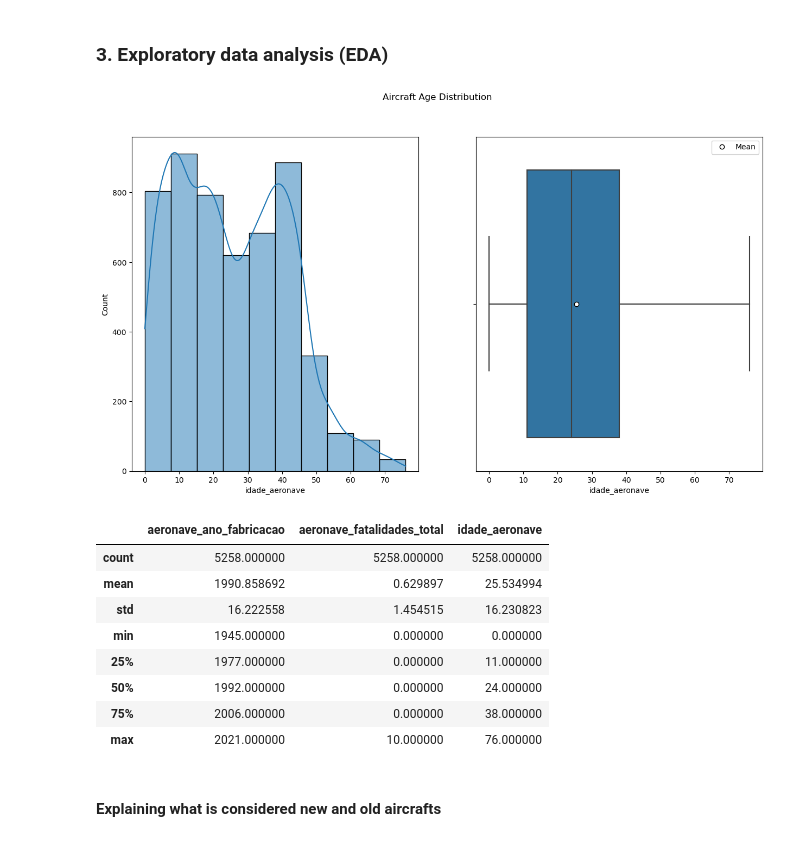
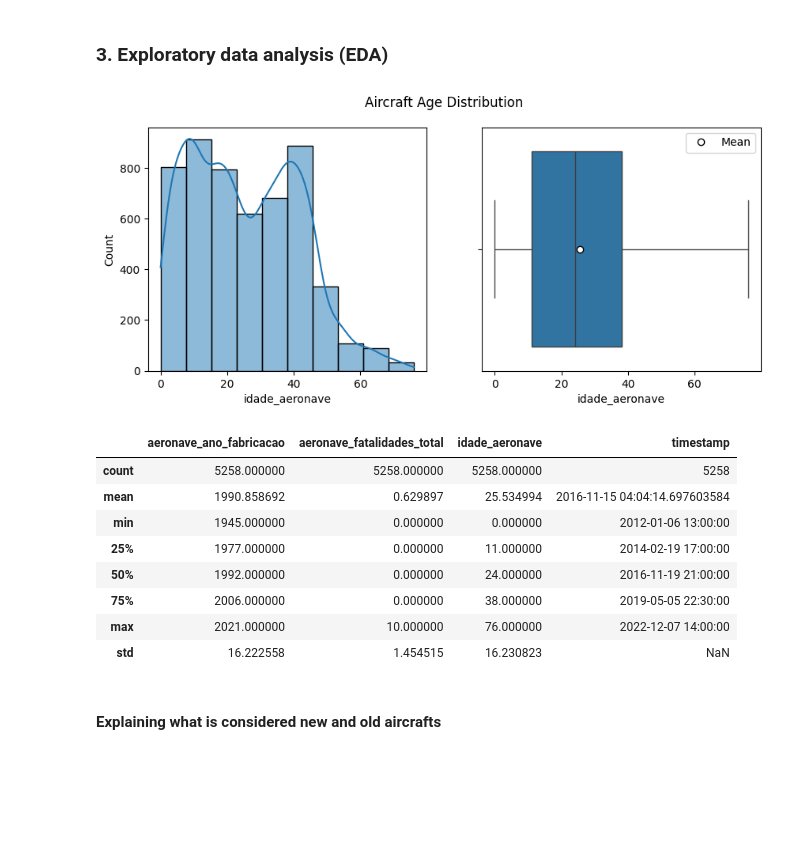
Before and after one commit to igor-diniz/MECD-Statistics, a Jupyter notebook: statistics_2_checkpoint.ipynb, the cells around one changed output. Saved outputs shown, nothing was run; the diff lists cells and outputs as text; code cells hidden in the pictures; blank space fills up the shorter version.

```diff
--- a/statistics_2_checkpoint.ipynb
+++ b/statistics_2_checkpoint.ipynb
@@ -179,10 +179,10 @@ def plot_t_student_distribution(t_scores, alpha, df, group_labels):
     # Show the plot
     plt.show()
 # %%
-df_ocorrencias = pd.read_csv('https://raw.githubusercontent.com/igor-diniz/MECD-Statistics/main/data/ocorrencia.csv', sep=';', error_bad_lines=False,  encoding='latin-1')
-df_tipo_ocorrencia = pd.read_csv('https://raw.githubusercontent.com/igor-diniz/MECD-Statistics/main/data/ocorrencia_tipo.csv', sep=';', error_bad_lines=False,  encoding='latin-1')
-df_aeronave = pd.read_csv('https://raw.githubusercontent.com/igor-diniz/MECD-Statistics/main/data/aeronave.csv', sep=';', error_bad_lines=False,  encoding='latin-1')
-df_fator = pd.read_csv('https://raw.githubusercontent.com/igor-diniz/MECD-Statistics/main/data/fator_contribuinte.csv', sep=';', error_bad_lines=False,  encoding='latin-1')
+df_ocorrencias = pd.read_csv('https://raw.githubusercontent.com/igor-diniz/MECD-Statistics/main/data/ocorrencia.csv', sep=';',  encoding='latin-1')
+df_tipo_ocorrencia = pd.read_csv('https://raw.githubusercontent.com/igor-diniz/MECD-Statistics/main/data/ocorrencia_tipo.csv', sep=';',  encoding='latin-1')
+df_aeronave = pd.read_csv('https://raw.githubusercontent.com/igor-diniz/MECD-Statistics/main/data/aeronave.csv', sep=';', encoding='latin-1')
+df_fator = pd.read_csv('https://raw.githubusercontent.com/igor-diniz/MECD-Statistics/main/data/fator_contribuinte.csv', sep=';',  encoding='latin-1')
 # %%
 df_ocorrencias.set_index('codigo_ocorrencia', inplace=True)
 df_tipo_ocorrencia.set_index('codigo_ocorrencia1', inplace=True)
@@ -239,7 +240,7 @@ dados = dados[dados['aeronave_nivel_dano'] != "***"]
 # %% [markdown]
 We also extended our dataset with data from the National Institute of Meteorology (INMET) to retrieve weather data during the occurrences, so that we could analyze how the wind may impact aircraft incidents.
 # %%
-dados['timestamp'] = pd.to_datetime(dados['ocorrencia_dia'] + ' ' + dados['ocorrencia_hora']).dt.floor('H')
+dados['timestamp'] = pd.to_datetime(dados['ocorrencia_dia'] + ' ' + dados['ocorrencia_hora'], format='%d/%m/%Y %H:%M:%S').dt.floor('H')
 # %%
 dados[["ocorrencia_longitude", "ocorrencia_latitude", "ocorrencia_dia", "ocorrencia_hora" , "timestamp"]]
 # %% [output]
@@ -325,31 +327,31 @@ df_weather
 # %% [markdown]
 ### 3. Exploratory data analysis (EDA)
 # %%
-fig, axs = plt.subplots(1,2, figsize=(15, 8))
+fig, axs = plt.subplots(1,2, figsize=(10, 4))
 sns.histplot(data=dados, x="idade_aeronave", kde=True, bins=10, ax=axs[0])
 sns.boxplot(data=dados, x="idade_aeronave", ax=axs[1],
             showmeans=True,
             meanprops={"marker": "o",
                        "markeredgecolor": "black",
                        "markersize": "6",
                        "markerfacecolor": "w"
                        }
             )
 plt.legend(handles=[plt.Line2D([0], [0], marker="o", color="w", markerfacecolor="w", markersize=6, markeredgecolor="black", label="Mean")])
 fig.suptitle("Aircraft Age Distribution")
 plt.show()
 # %% [output]
-[figure, old version]
+[figure, new version]
 # %%
 dados.describe()
 # %% [output]
-|  | aeronave_ano_fabricacao | aeronave_fatalidades_total | idade_aeronave |
-| count | 5258.000000 | 5258.000000 | 5258.000000 |
-| mean | 1990.858692 | 0.629897 | 25.534994 |
-| std | 16.222558 | 1.454515 | 16.230823 |
-| min | 1945.000000 | 0.000000 | 0.000000 |
-| 25% | 1977.000000 | 0.000000 | 11.000000 |
-| 50% | 1992.000000 | 0.000000 | 24.000000 |
-| 75% | 2006.000000 | 0.000000 | 38.000000 |
-| max | 2021.000000 | 10.000000 | 76.000000 |
+|  | aeronave_ano_fabricacao | aeronave_fatalidades_total | idade_aeronave | timestamp |
+| count | 5258.000000 | 5258.000000 | 5258.000000 | 5258 |
+| mean | 1990.858692 | 0.629897 | 25.534994 | 2016-11-15 04:04:14.697603584 |
+| min | 1945.000000 | 0.000000 | 0.000000 | 2012-01-06 13:00:00 |
+| 25% | 1977.000000 | 0.000000 | 11.000000 | 2014-02-19 17:00:00 |
+| 50% | 1992.000000 | 0.000000 | 24.000000 | 2016-11-19 21:00:00 |
+| 75% | 2006.000000 | 0.000000 | 38.000000 | 2019-05-05 22:30:00 |
+| max | 2021.000000 | 10.000000 | 76.000000 | 2022-12-07 14:00:00 |
+| std | 16.222558 | 1.454515 | 16.230823 | NaN |
 # %% [markdown]
```
Also changed, not shown: parts of 67 cells of this notebook.
